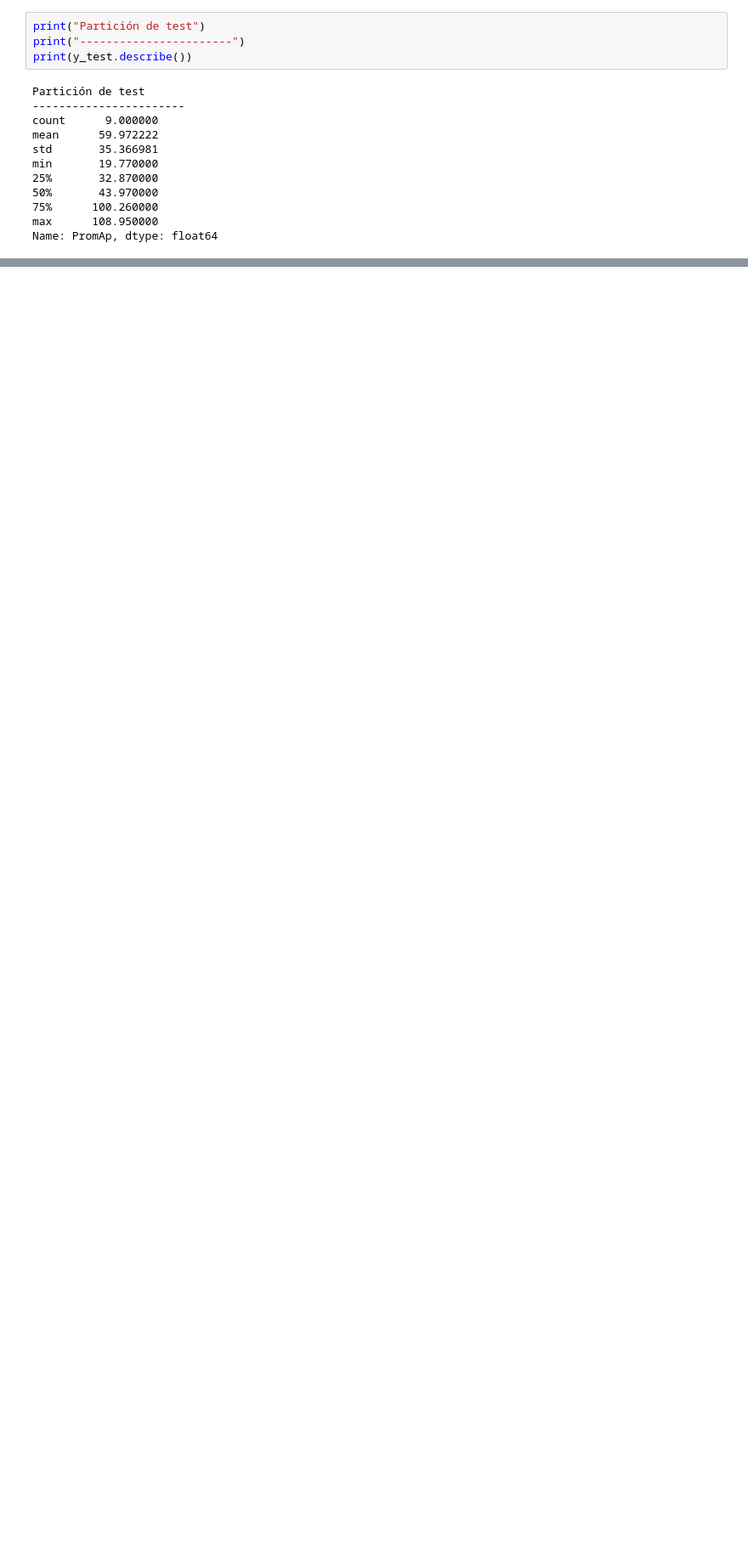
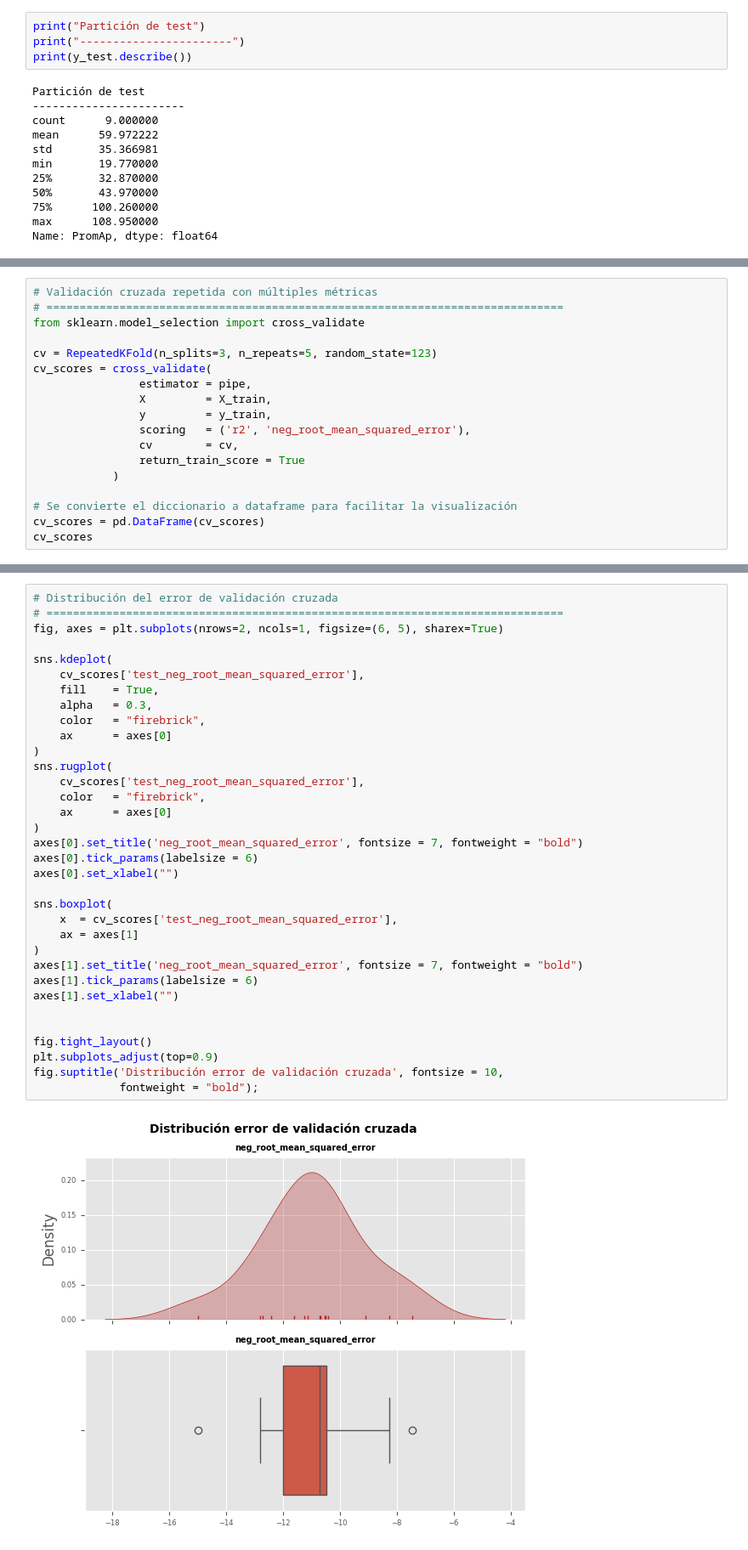
Before and after one commit to DarkinMC/Modelos-Predictivos-Acciones-Disney, a Jupyter notebook: modelo.ipynb, the cells around one changed output, grey strips where cells are left out. Shown at 85% size. Cells and saved outputs as stored; diff of their text form; blank space fills up the shorter version.

Commit message:
Modelo  y outs

```diff
--- a/modelo.ipynb
+++ b/modelo.ipynb
@@ -342,0 +531,18 @@ Name: PromAp, dtype: float64
+# %%
+# Validación cruzada repetida con múltiples métricas
+# ==============================================================================
+from sklearn.model_selection import cross_validate
+
+cv = RepeatedKFold(n_splits=3, n_repeats=5, random_state=123)
+cv_scores = cross_validate(
+                estimator = pipe,
+                X         = X_train,
+                y         = y_train,
+                scoring   = ('r2', 'neg_root_mean_squared_error'),
+                cv        = cv,
+                return_train_score = True
+            )
+
+# Se convierte el diccionario a dataframe para facilitar la visualización
+cv_scores = pd.DataFrame(cv_scores)
+cv_scores
@@ -342,0 +566,36 @@ Name: PromAp, dtype: float64
+# %%
+# Distribución del error de validación cruzada
+# ==============================================================================
+fig, axes = plt.subplots(nrows=2, ncols=1, figsize=(6, 5), sharex=True)
+
+sns.kdeplot(
+    cv_scores['test_neg_root_mean_squared_error'],
+    fill    = True,
+    alpha   = 0.3,
+    color   = "firebrick",
+    ax      = axes[0]
+)
+sns.rugplot(
+    cv_scores['test_neg_root_mean_squared_error'],
+    color   = "firebrick",
+    ax      = axes[0]
+)
+axes[0].set_title('neg_root_mean_squared_error', fontsize = 7, fontweight = "bold")
+axes[0].tick_params(labelsize = 6)
+axes[0].set_xlabel("")
+
+sns.boxplot(
+    x  = cv_scores['test_neg_root_mean_squared_error'],
+    ax = axes[1]
+)
+axes[1].set_title('neg_root_mean_squared_error', fontsize = 7, fontweight = "bold")
+axes[1].tick_params(labelsize = 6)
+axes[1].set_xlabel("")
+
+
+fig.tight_layout()
+plt.subplots_adjust(top=0.9)
+fig.suptitle('Distribución error de validación cruzada', fontsize = 10,
+             fontweight = "bold");
+# %% [output]
+[figure, added]
```
Also changed, not shown: parts of 21 cells of this notebook, 2 other files.
